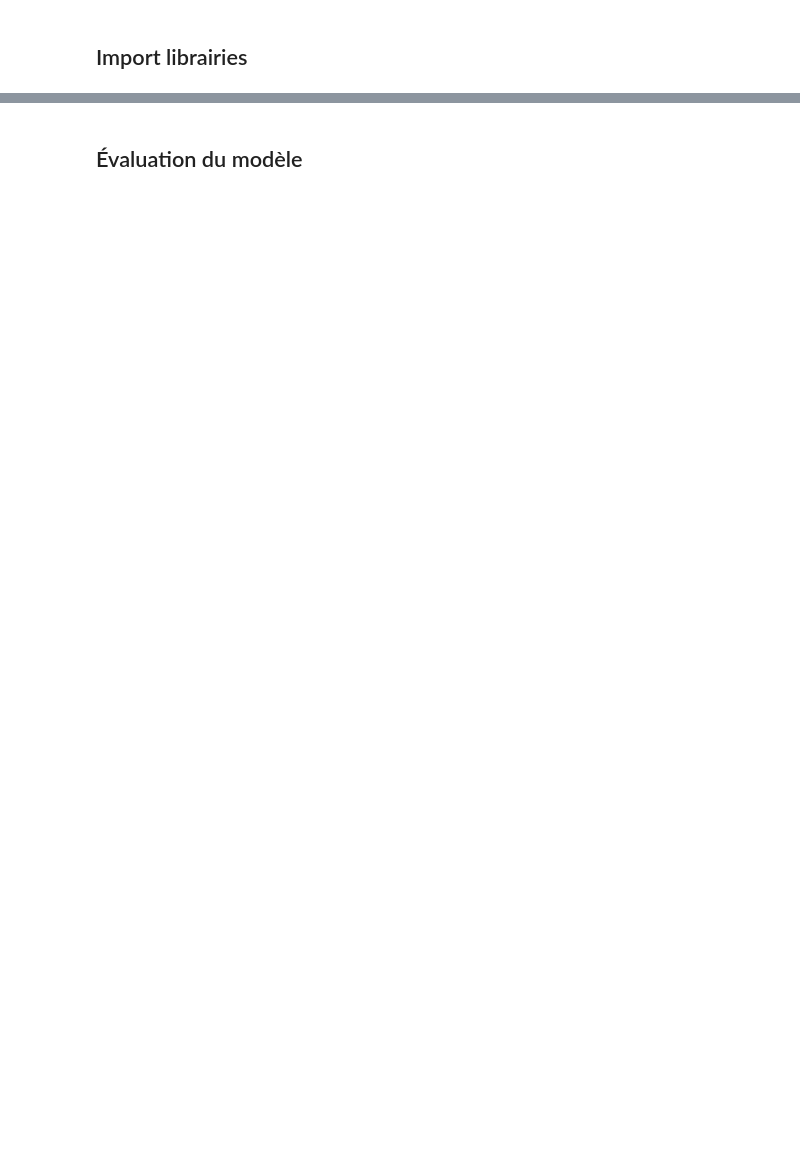
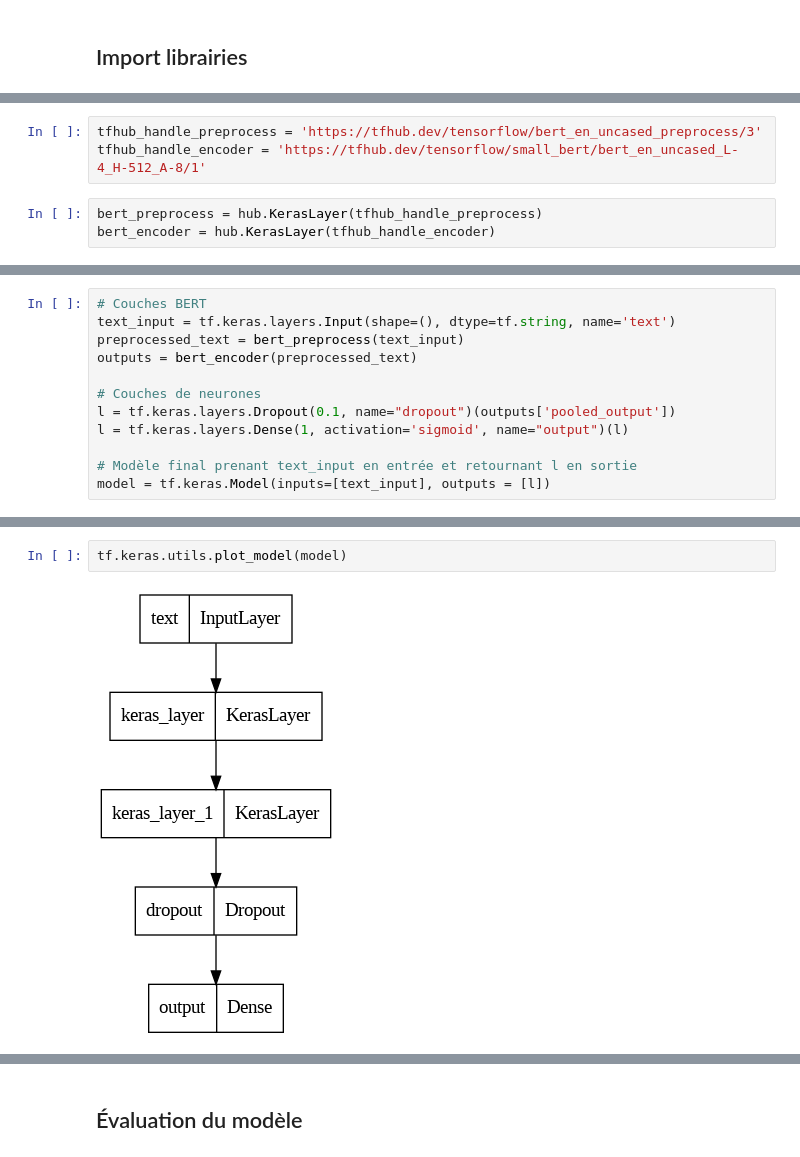
Before and after one commit to thimyxuan/spam-messages-detector, a Jupyter notebook: partie_3.ipynb, the cells around one changed output, grey strips where cells are left out. Saved outputs shown, nothing was run; the diff lists cells and outputs as text; blank space fills up the shorter version.

Commit message:
modele BERT

```diff
--- a/partie_3.ipynb
+++ b/partie_3.ipynb
@@ -128,0 +69,6 @@ Pistes :
+# %%
+tfhub_handle_preprocess = 'https://tfhub.dev/tensorflow/bert_en_uncased_preprocess/3'
+tfhub_handle_encoder = 'https://tfhub.dev/tensorflow/small_bert/bert_en_uncased_L-4_H-512_A-8/1'
+# %%
+bert_preprocess = hub.KerasLayer(tfhub_handle_preprocess)
+bert_encoder = hub.KerasLayer(tfhub_handle_encoder)
@@ -128,0 +127,12 @@ Pistes :
+# %%
+# Couches BERT
+text_input = tf.keras.layers.Input(shape=(), dtype=tf.string, name='text')
+preprocessed_text = bert_preprocess(text_input)
+outputs = bert_encoder(preprocessed_text)
+
+# Couches de neurones
+l = tf.keras.layers.Dropout(0.1, name="dropout")(outputs['pooled_output'])
+l = tf.keras.layers.Dense(1, activation='sigmoid', name="output")(l)
+
+# Modèle final prenant text_input en entrée et retournant l en sortie
+model = tf.keras.Model(inputs=[text_input], outputs = [l])
@@ -128,0 +170,4 @@ Pistes :
+# %%
+tf.keras.utils.plot_model(model)
+# %% [output]
+[figure, added]
```
Also changed, not shown: parts of 71 cells of this notebook, 5 other files.
